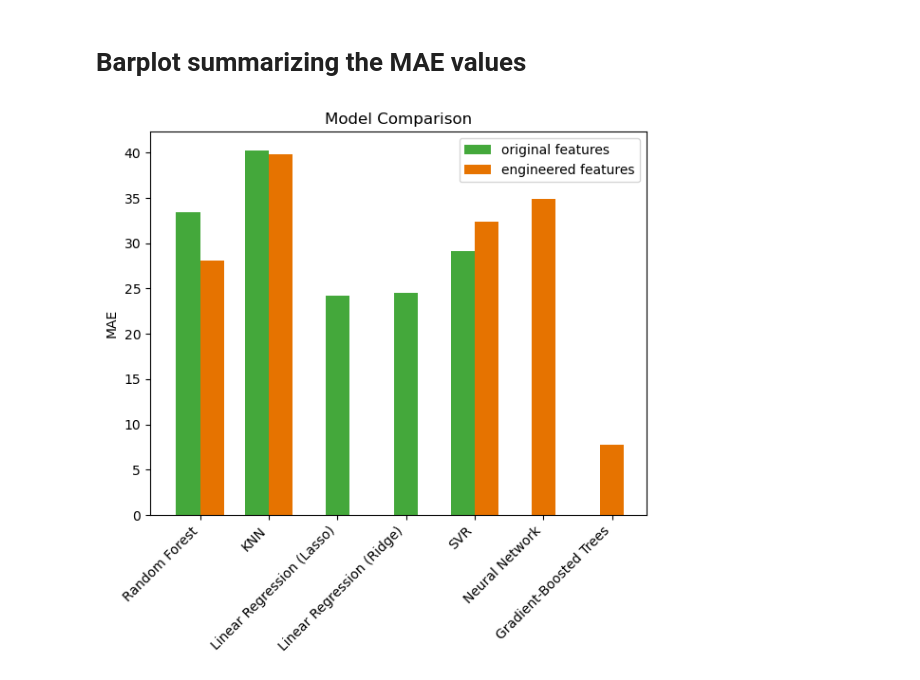
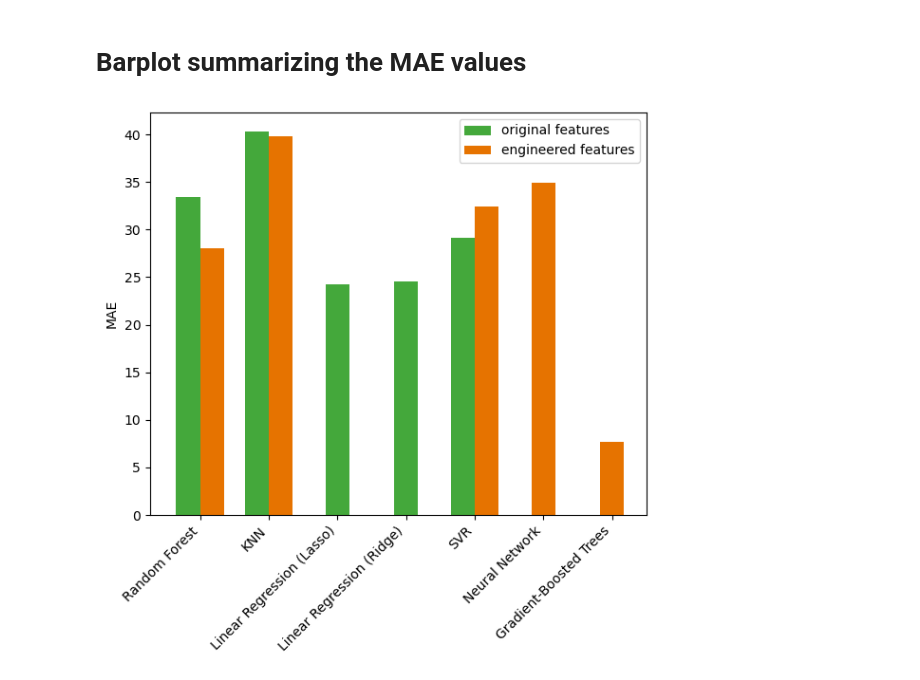
Before and after one commit to linuskruer/ids2025_group7_project_g1, a Jupyter notebook: Graphics/MAE_Barplot.ipynb, the cells around one changed output. Cells and saved outputs as stored; diff of their text form; code cells hidden in the pictures.

```diff
--- a/Graphics/MAE_Barplot.ipynb
+++ b/Graphics/MAE_Barplot.ipynb
@@ -26,33 +26,32 @@ fig, ax = plt.subplots(figsize=(6, 6))
 x_positions = np.arange(len(groups))
 bar_width = 0.35
 
 # legend
 ax.bar(0, 0, color="#44A83B", label="original features")
 ax.bar(0, 0, color="#E67300", label="engineered features")
 
 # plot bars
 for i, base in enumerate(base_order):
     group = groups[base]
 
     if len(group) == 2:
         offsets = [-bar_width/2, bar_width/2]
     else:
         offsets = [0]
 
     for offset, (_, row) in zip(offsets, group.iterrows()):
         color = fe_color if row["FE"] else normal_color
         ax.bar(i + offset, row["MAE"], width=bar_width, color=color)
 
 # formatting
 ax.set_xticks(x_positions)
 ax.set_xticklabels(base_order, rotation=45, ha="right")
 ax.set_ylabel("MAE")
-ax.set_title("Model Comparison")
 ax.legend()
 
 plt.tight_layout()
-#plt.show()
+
 
 plt.savefig("Barplot_model_comparison")
 # %% [output]
-[figure, old version]
+[figure, new version]
```
Also changed, not shown: 3 other files.
